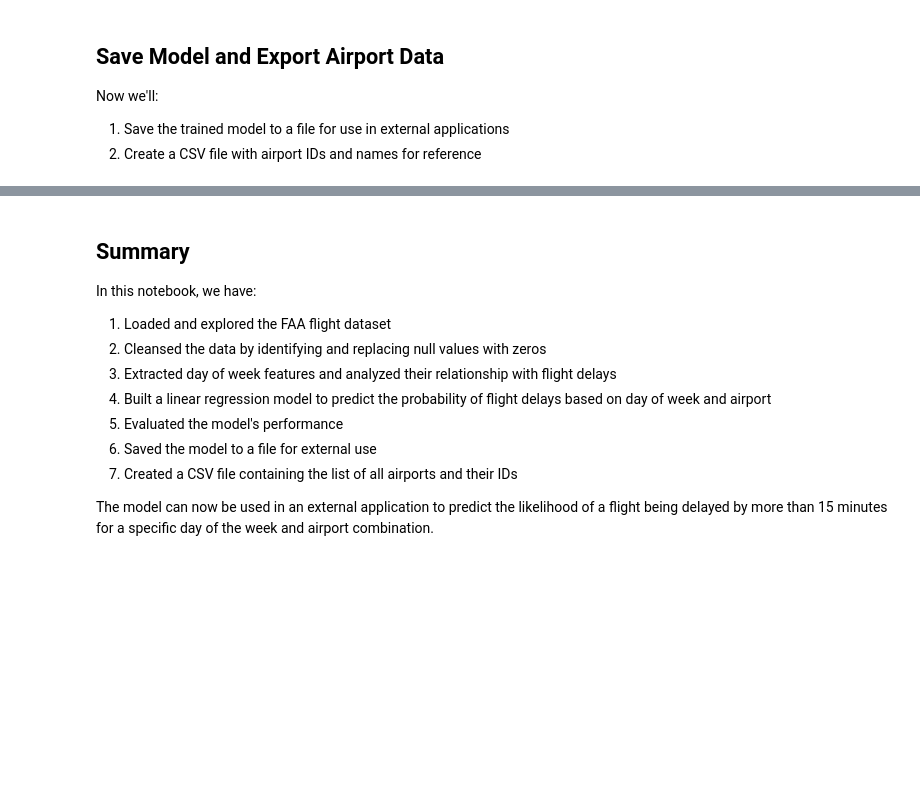
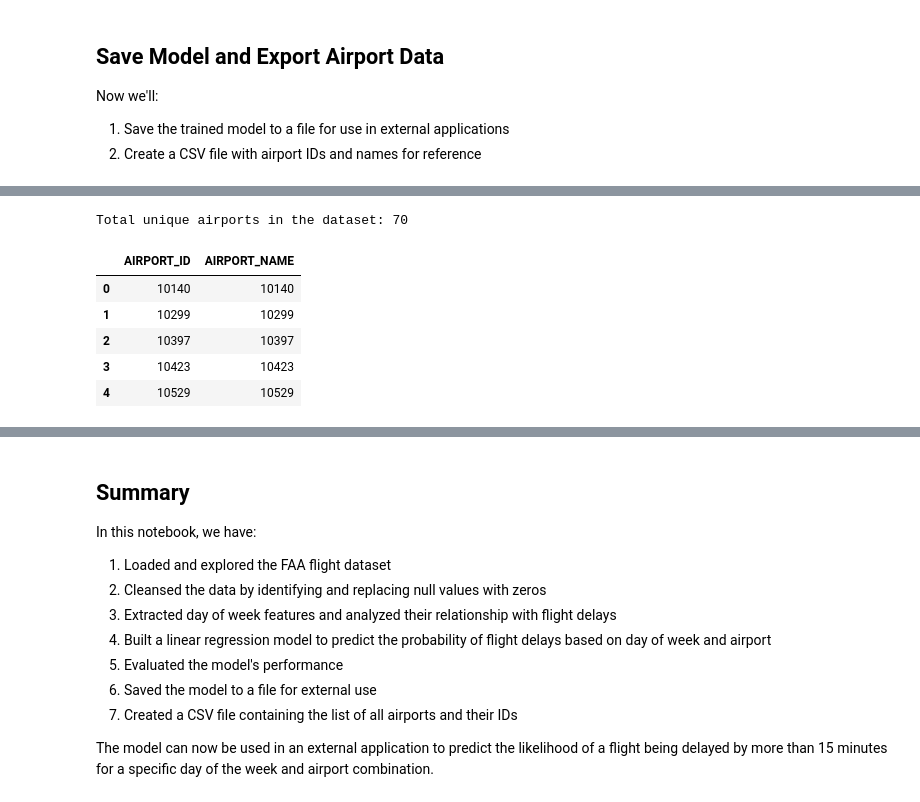
Before and after one commit to FKuiv/copilot-training, a Jupyter notebook: manage-flight-data.ipynb, the cells around one changed output, grey strips where cells are left out. Drawn from its saved outputs; the diff is of its cells as text; code cells hidden in the pictures; blank space fills up the shorter version.

```diff
--- a/manage-flight-data.ipynb
+++ b/manage-flight-data.ipynb
@@ -377,25 +512,33 @@ print(f"Difference: {abs(original_prediction - loaded_prediction):.10f}")
 # %%
 # Create a DataFrame with all airports and their IDs
-# In the flights dataset, airports are identified by their codes (e.g., 'ATL', 'ORD')
+# In the flights dataset, airports are identified by their numeric IDs (e.g., 10397, 13930)
 
 # First, gather airport info from origin and destination
-dest_airports = flights_df_clean[['DEST']].drop_duplicates().rename(columns={'DEST': 'AIRPORT_ID'})
-origin_airports = flights_df_clean[['ORIGIN']].drop_duplicates().rename(columns={'ORIGIN': 'AIRPORT_ID'})
+dest_airports = flights_df_clean[['DestAirportID']].drop_duplicates().rename(columns={'DestAirportID': 'AIRPORT_ID'})
+origin_airports = flights_df_clean[['OriginAirportID']].drop_duplicates().rename(columns={'OriginAirportID': 'AIRPORT_ID'})
 
 # Combine both sets
 all_airports = pd.concat([dest_airports, origin_airports]).drop_duplicates().reset_index(drop=True)
 
-# Sort alphabetically
+# Sort numerically
 all_airports = all_airports.sort_values('AIRPORT_ID').reset_index(drop=True)
 
 # Add a name column (in real applications, you might have a lookup table with full airport names)
-# For this exercise, we'll just use the codes as names
-all_airports['AIRPORT_NAME'] = all_airports['AIRPORT_ID']
+# For this exercise, we'll just use the IDs as names
+all_airports['AIRPORT_NAME'] = all_airports['AIRPORT_ID'].astype(str)
 
 print(f"Total unique airports in the dataset: {len(all_airports)}")
 
 # Display the first few rows
 all_airports.head()
+# %% [output]
+Total unique airports in the dataset: 70
+|  | AIRPORT_ID | AIRPORT_NAME |
+| 0 | 10140 | 10140 |
+| 1 | 10299 | 10299 |
+| 2 | 10397 | 10397 |
+| 3 | 10423 | 10423 |
+| 4 | 10529 | 10529 |
 # %%
 # Save the airport information to a CSV file
 airports_file = 'airports.csv'
```
Also changed, not shown: parts of 18 cells of this notebook, 3 other files.
